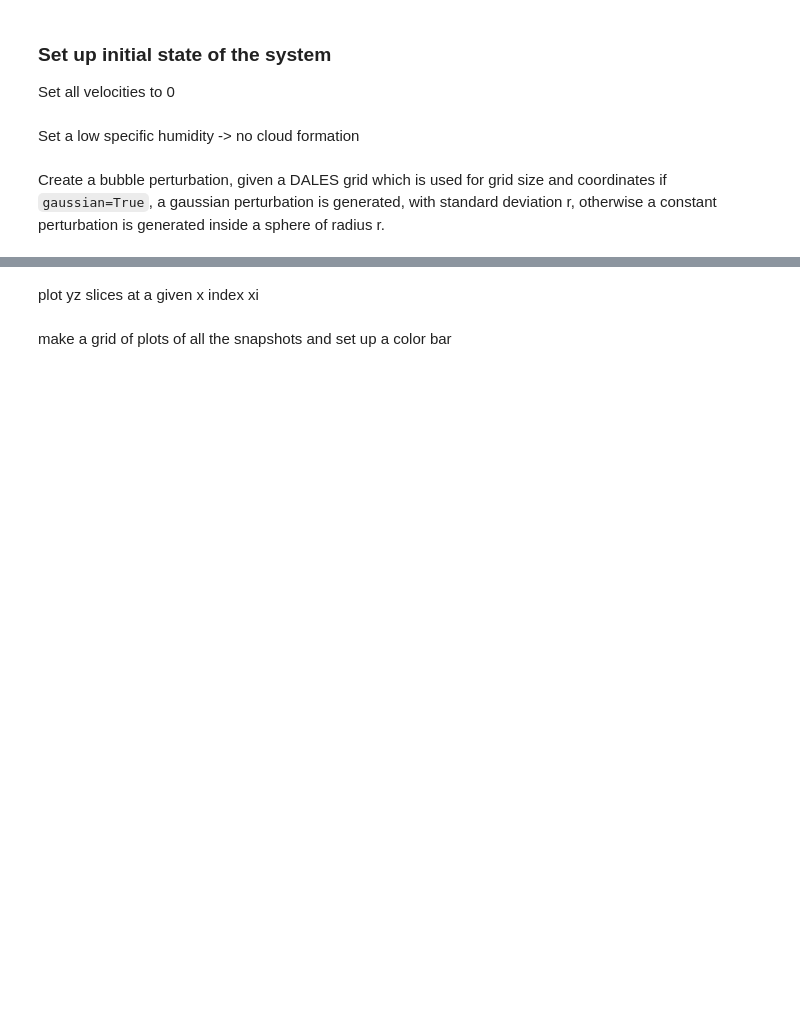
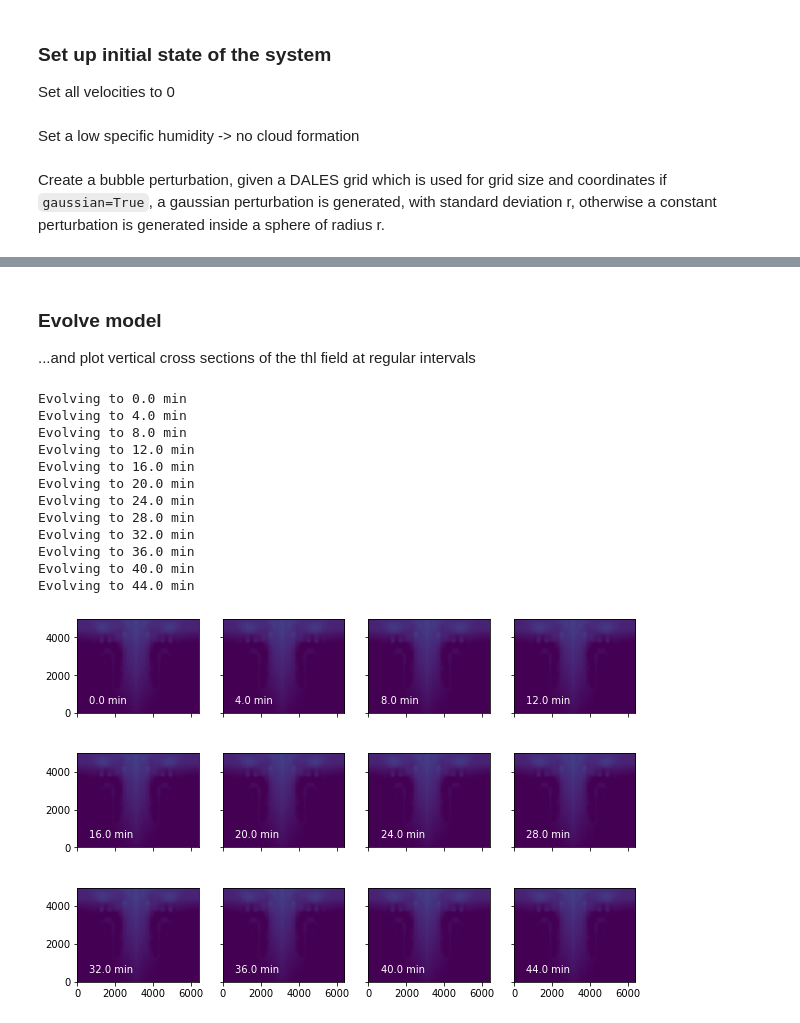
Before and after one commit to omuse-geoscience/omuse, a Jupyter notebook: src/omuse/community/dales/example/bubble-notebook.ipynb, the cells around one changed output, grey strips where cells are left out. Drawn from its saved outputs; the diff is of its cells as text; code cells hidden in the pictures; blank space fills up the shorter version.

```diff
--- a/src/omuse/community/dales/example/bubble-notebook.ipynb
+++ b/src/omuse/community/dales/example/bubble-notebook.ipynb
@@ -30,9 +30,7 @@ d.parameters_DYNAMICS.iadv_tke = 5
 # %% [markdown]
 Turn off randomization of the initial state
-# %%
-d.parameters_RUN.randqt  = 0 | units.shu
-d.parameters_RUN.randthl = 0 | units.K
-d.parameters_RUN.randu   = 0 | units.m / units.s
+# %%
+d.parameters_RUN.krand = 0
 # %% [markdown]
 Turn on adaptive time stepping and set more conservative time step limits
 # %%
@@ -93,3 +63,4 @@ Create a perturbation: bubble of warm air.
 # %%
-bubble = make_bubble(d.fields, r = 500 | units.m, center = (3200|units.m, 3200|units.m, 500|units.m), gaussian = True)
-d.fields[:,:,:].THL += 0.5 * bubble | units.K
+cx,cy,cz,r = 3200|units.m, 3200|units.m, 500|units.m, 500|units.m
+d.fields[:,:,:].THL += (0.5 | units.K) * numpy.exp(
+    -((d.fields.x-cx)**2 + (d.fields.y-cy)**2 + (d.fields.z-cz)**2)/(2*r**2))
@@ -100,16 +66,0 @@ Save a sequence of 3D snapshots at times specified below.
-# %%
-times = numpy.linspace(0, 40, 11) | units.minute
-
-states = []
-for t in times:
-    state = {}
-    print("Evolving to", str(t))
-    d.evolve_model(t)
-
-    # save model variables
-    state['thl'] = d.fields[:,:,:].THL
-    state['qt']  = d.fields[:,:,:].QT
-    state['ql']  = d.fields[:,:,:].QL
-    state['T']   = d.fields[:,:,:].T
-    state['time'] = t
-    states.append(state)
@@ -143,2 +66,0 @@ e = (0, d.fields.y[0, -1, 0].value_in(units.m), 0, d.fields.z[0, 0, -1].value_in
-# %% [markdown]
-plot yz slices at a given x index xi
@@ -147,2 +66,0 @@ xi = int(d.fields.THL.shape[0] / 2) # middle of the system in x
-# %% [markdown]
-make a grid of plots of all the snapshots and set up a color bar
@@ -167,0 +67,31 @@ cbar.set_label('%s (%s)'%(field, unit))
+# %% [markdown]
+### Evolve model
+
+...and plot vertical cross sections of the thl field at regular intervals
+# %%
+times = numpy.linspace(0, 44, 12) | units.minute # times for snapshots
+fig, axes = plt.subplots(3, 4, sharex=True, sharey=True,figsize=(10,7))
+extent = (0, d.fields.y[0,-1,0].value_in(units.m),
+          0, d.fields.z[0,0,-1].value_in(units.m))
+
+for t,ax in zip(times, axes.flatten()):
+    print('Evolving to', t)
+    d.evolve_model(t)
+    im = ax.imshow(d.fields[16,:,:].THL.value_in(units.K).transpose(),
+              extent=extent, origin='bottom', vmin=292.5, vmax=292.75)
+    ax.text(.1, .1, str(t.in_(units.minute)),
+             color='w', transform=ax.transAxes)
+# %% [output]
+Evolving to 0.0 min
+Evolving to 4.0 min
+Evolving to 8.0 min
+Evolving to 12.0 min
+Evolving to 16.0 min
+Evolving to 20.0 min
+Evolving to 24.0 min
+Evolving to 28.0 min
+Evolving to 32.0 min
+Evolving to 36.0 min
+Evolving to 40.0 min
+Evolving to 44.0 min
+[figure, added]
```
Also changed, not shown: parts of 16 cells of this notebook, 2 other files.
